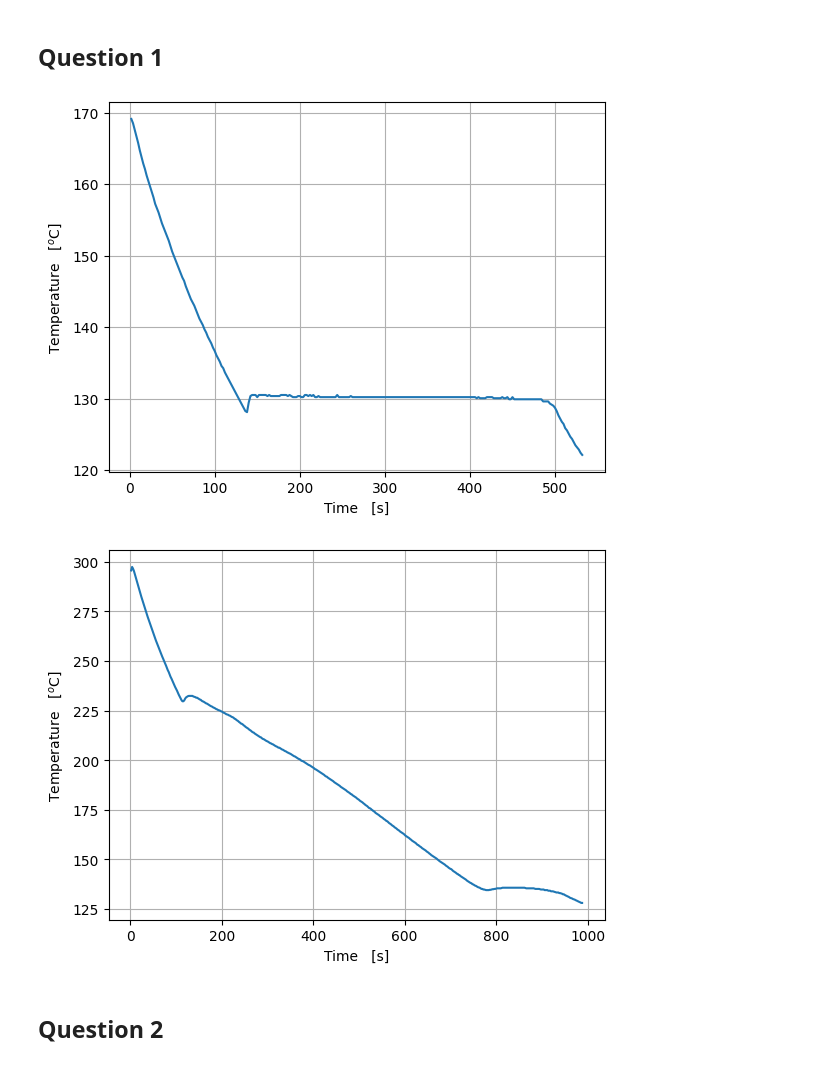
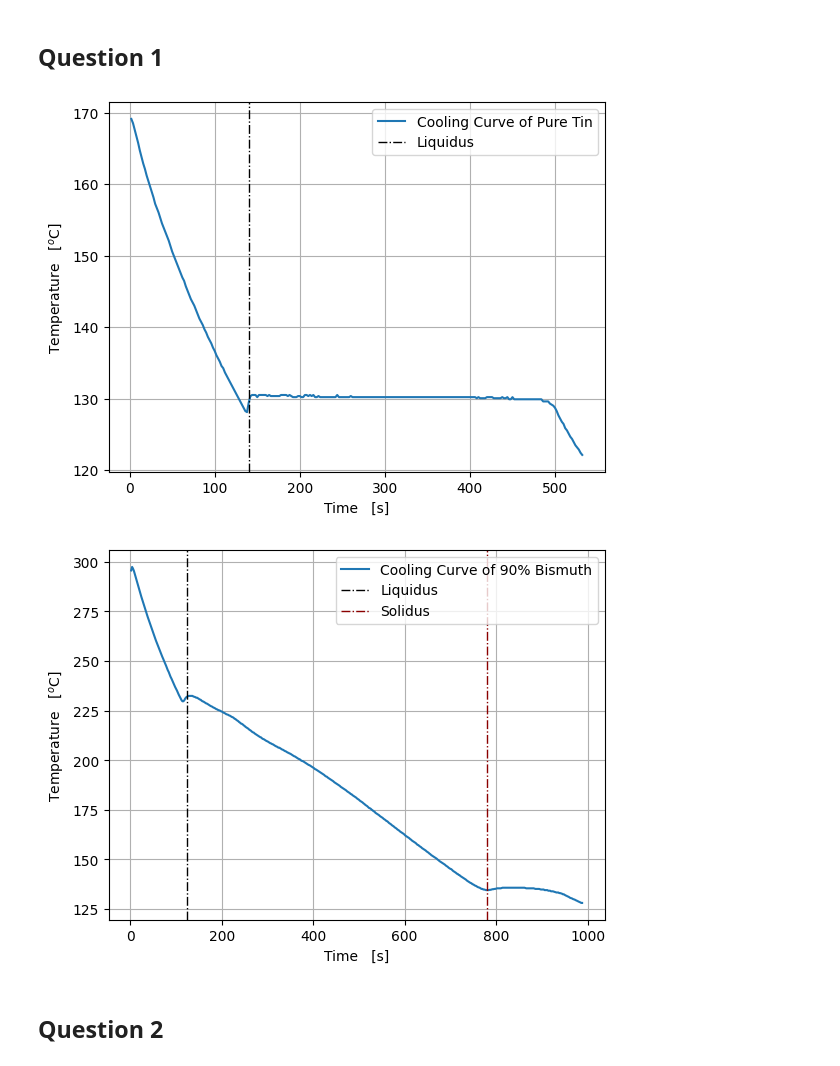
Before and after one commit to nglaser3/NPRE432_Materials, a Jupyter notebook: Lab4/Untitled.ipynb, the cells around one changed output. Cells and saved outputs as stored; diff of their text form; code cells hidden in the pictures.

```diff
--- a/Lab4/Untitled.ipynb
+++ b/Lab4/Untitled.ipynb
@@ -35,14 +35,20 @@ def q1plotter(data,kwargs={'linestyle':'-'}):
     plt.ylabel('Temperature   [$^o$C]')
     plt.grid()
 # %%
-q1plotter(D['Bi_00'])
+q1plotter(D['Bi_00'],{'label':'Cooling Curve of Pure Tin'})
+plt.axvline(140,color = 'k',linestyle = '-.',linewidth = 1,label = 'Liquidus')
+plt.legend()
 plt.savefig('plots/q1_00.png',dpi=600)
 plt.show()
-q1plotter(D['Bi_90'])
+
+q1plotter(D['Bi_90'],{'label':'Cooling Curve of 90% Bismuth'})
+plt.axvline(125,color = 'k',linestyle = '-.',linewidth = 1,label = 'Liquidus')
+plt.axvline(780,color = 'darkred',linestyle = '-.',linewidth = 1,label = 'Solidus')
+plt.legend()
 plt.savefig('plots/q1_90.png',dpi=600)
 plt.show()
 # %% [output]
-[figure, old version]
+[figure, new version]
-[figure, old version]
+[figure, new version]
 # %% [markdown]
 ## Question 2
```
Also changed, not shown: parts of 2 cells of this notebook, 10 other files.
